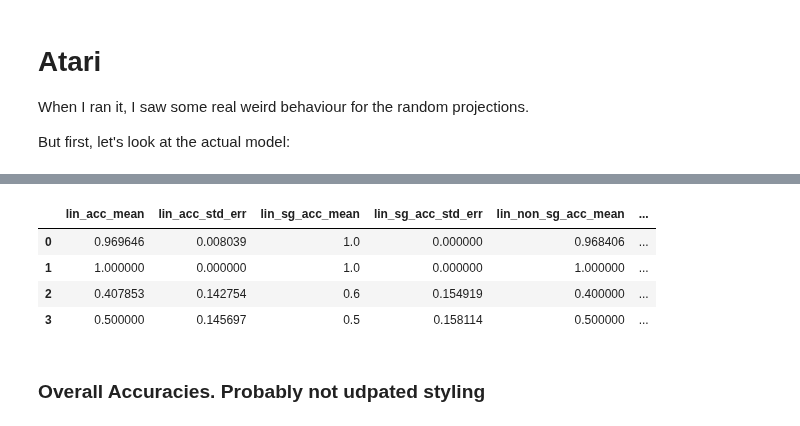
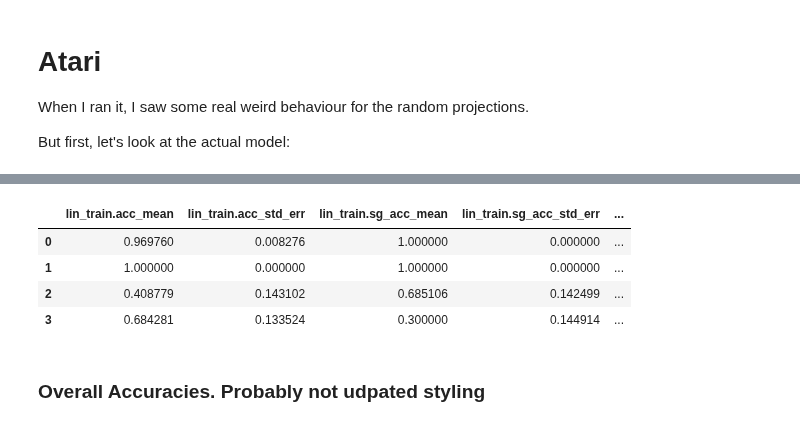
Before and after one commit to kevroi/discovery, a Jupyter notebook: discovery/class_analysis/load_results.ipynb, the cells around one changed output, grey strips where cells are left out. Saved outputs shown, nothing was run; the diff lists cells and outputs as text; code cells hidden in the pictures.

```diff
--- a/discovery/class_analysis/load_results.ipynb
+++ b/discovery/class_analysis/load_results.ipynb
@@ -286,17 +302,18 @@ But first, let's look at the actual model:
 # %%
 filesys.set_directory_in_project()
 seaquest_results = run_lib.load_existing_results(
-    "discovery/class_analysis/atari_RESULTS.pkl")
+    "discovery/class_analysis/atari_RESULTS_TEST.pkl")
+    # "discovery/class_analysis/atari_RESULTS.pkl")
 
-for setting, data in seaquest_results.items():
+for setting, all_stats in seaquest_results.items():
     print("setting:", setting)
-    print("  num_runs: ", data.num_runs)
-    print("  lin_acc_mean +- stderr: ", data.lin_acc_mean, "+-", data.lin_acc_std_err)
-    print("  nonlin_acc_mean +- stderr: ", data.nonlin_acc_mean, "+-", data.nonlin_acc_std_err)
-    print("  lin_sg_acc: ", data.lin_sg_acc_mean, "+-", data.lin_sg_acc_std_err)
-    print("  nonlin_sg_acc: ", data.nonlin_sg_acc_mean, "+-", data.nonlin_sg_acc_std_err)
-    print("  lin_non_sg_acc: ", data.lin_non_sg_acc_mean, "+-", data.lin_non_sg_acc_std_err)
-    print("  nonlin_non_sg_acc: ", data.nonlin_non_sg_acc_mean, "+-", data.nonlin_non_sg_acc_std_err)
+    print("  num_runs: ", all_stats.num_runs)
+    print("  lin_acc_mean +- stderr: ", all_stats.lin_train.acc_mean, "+-", all_stats.lin_train.acc_std_err)
+    print("  nonlin_acc_mean +- stderr: ", all_stats.nonlin_train.acc_mean, "+-", all_stats.nonlin_train.acc_std_err)
+    print("  lin_sg_acc: ", all_stats.lin_train.sg_acc_mean, "+-", all_stats.lin_train.sg_acc_std_err)
+    print("  nonlin_sg_acc: ", all_stats.nonlin_train.sg_acc_mean, "+-", all_stats.nonlin_train.sg_acc_std_err)
+    print("  lin_non_sg_acc: ", all_stats.lin_train.non_sg_acc_mean, "+-", all_stats.lin_train.non_sg_acc_std_err)
+    print("  nonlin_non_sg_acc: ", all_stats.nonlin_train.non_sg_acc_mean, "+-", all_stats.nonlin_train.non_sg_acc_std_err)
 # %% [output]
 Changed working directory to /Users/szepi1991/Code/discovery
 setting: Setting(multitask=False, model_type=<ModelType.CNN: 1>, env_name=<EnvName.Seaquest: 2>)
@@ -318,4 +335,4 @@ setting: Setting(multitask=False, model_type=<ModelType.FTA: 2>, env_name=<EnvNa
 # %%
-df_seaquest = df_with_flat_settings(seaquest_results)
+df_seaquest = df_with_really_flat_settings(seaquest_results)
 df_seaquest
 # %% [output]
@@ -328,21 +345,42 @@ df_seaquest
 # %%
 label_mapping_seaquest = {
     (False, datatypes.ModelType.FTA): "FTA",
     (False, datatypes.ModelType.CNN): "CNN",
     (True, datatypes.ModelType.FTA): "FTA",
     (True, datatypes.ModelType.CNN): "CNN",
     (True, datatypes.ModelType.RANDOM_PROJ_GAUSS): "Random Gaussian Proj.",
     (True, datatypes.ModelType.RANDOM_PROJ_SPARSE): "Random Sparse Proj.",
 }
 
-df_seaquest_clean = clean_df(df_seaquest, label_mapping_seaquest)
+
+def clean_df_V2(df, label_mapping):
+
+    df_clean = df.loc[:, (
+        "multitask", "model_type",
+        "lin_train.acc_mean", "lin_train.acc_std_err",
+        "lin_train.sg_acc_mean", "lin_train.sg_acc_std_err",
+        "lin_train.non_sg_acc_mean", "lin_train.non_sg_acc_std_err",
+        "nonlin_train.acc_mean", "nonlin_train.acc_std_err",
+        "nonlin_train.sg_acc_mean", "nonlin_train.sg_acc_std_err",
+        "nonlin_train.non_sg_acc_mean", "nonlin_train.non_sg_acc_std_err"
+    )]
+
+    df_clean["label"] = df_clean.apply(
+        lambda row: label_mapping[(row["multitask"], row["model_type"])], axis=1
+    )
+
+    df_clean.drop(columns=["multitask", "model_type"], inplace=True)
+    return df_clean
+
+
+df_seaquest_clean = clean_df_V2(df_seaquest, label_mapping_seaquest)
 df_seaquest_clean
 # %% [output]
-|  | lin_acc_mean | lin_acc_std_err | lin_sg_acc_mean | lin_sg_acc_std_err | lin_non_sg_acc_mean | ... |
-| 0 | 0.969646 | 0.008039 | 1.0 | 0.000000 | 0.968406 | ... |
-| 1 | 1.000000 | 0.000000 | 1.0 | 0.000000 | 1.000000 | ... |
-| 2 | 0.407853 | 0.142754 | 0.6 | 0.154919 | 0.400000 | ... |
-| 3 | 0.500000 | 0.145697 | 0.5 | 0.158114 | 0.500000 | ... |
+|  | lin_train.acc_mean | lin_train.acc_std_err | lin_train.sg_acc_mean | lin_train.sg_acc_std_err | ... |
+| 0 | 0.969760 | 0.008276 | 1.000000 | 0.000000 | ... |
+| 1 | 1.000000 | 0.000000 | 1.000000 | 0.000000 | ... |
+| 2 | 0.408779 | 0.143102 | 0.685106 | 0.142499 | ... |
+| 3 | 0.684281 | 0.133524 | 0.300000 | 0.144914 | ... |
 # %% [markdown]
 ### Overall Accuracies. Probably not udpated styling
 # %%
```
Also changed, not shown: parts of 6 cells of this notebook, 1 other file.
